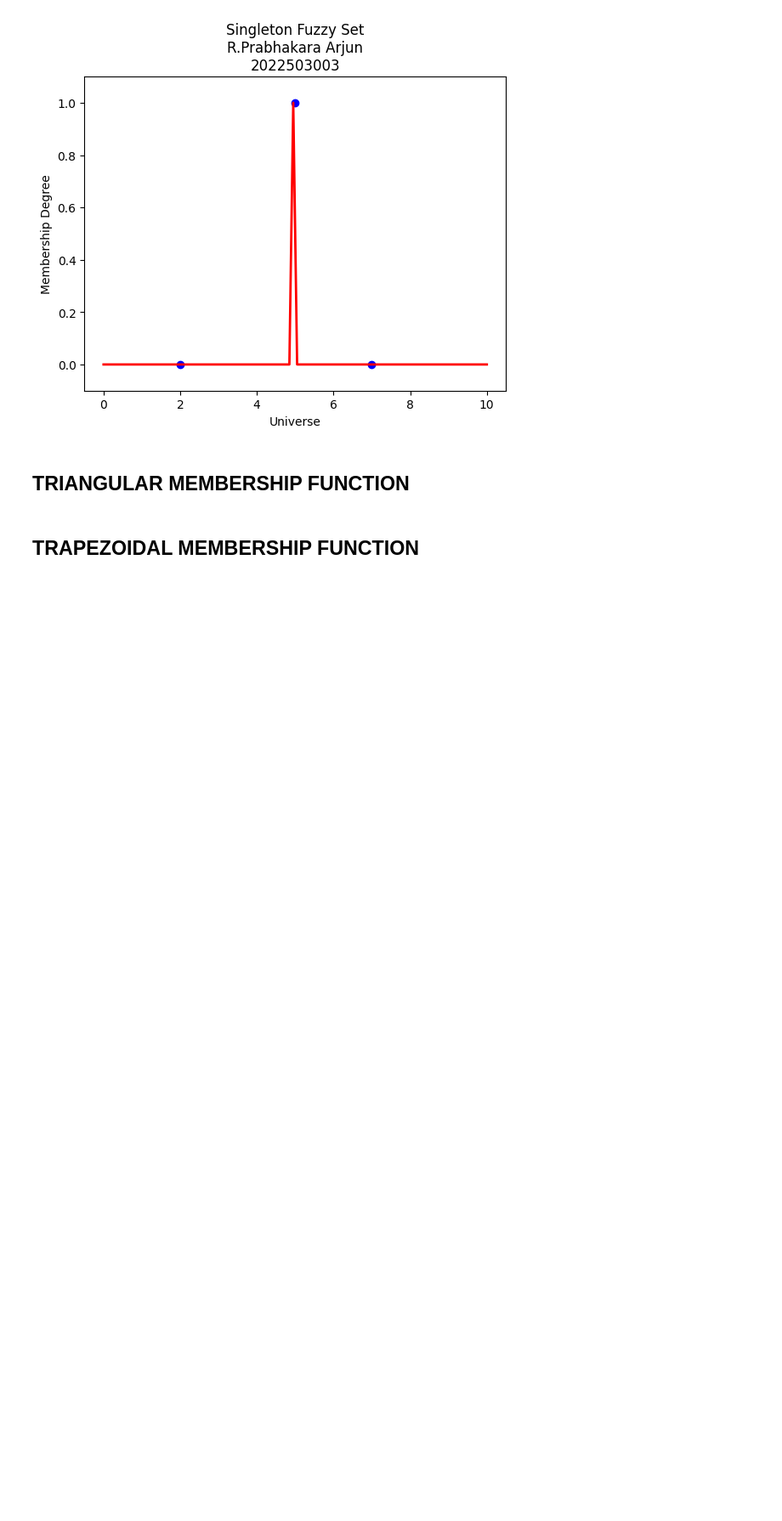
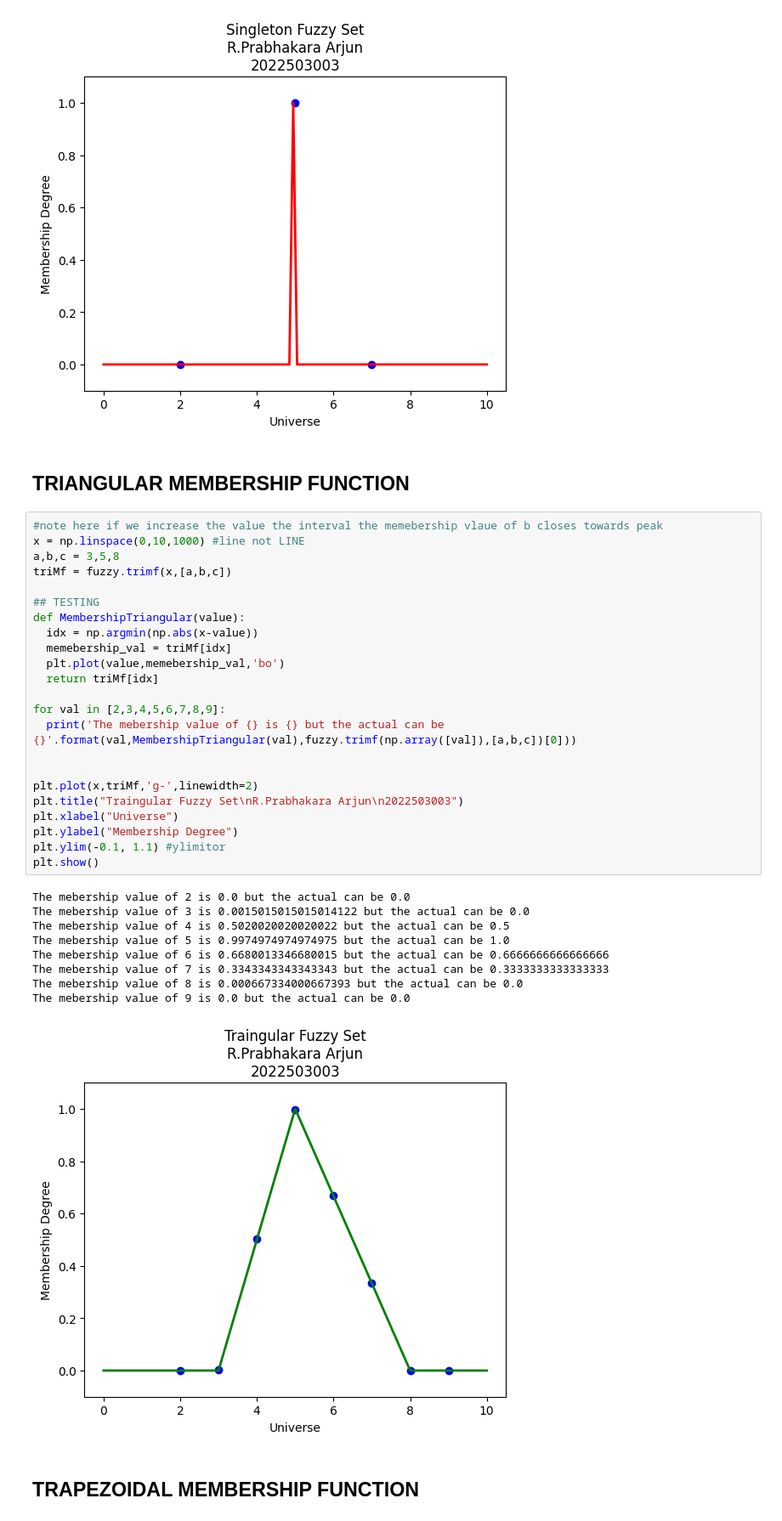
Before and after one commit to themysterysolver/PYTHON_BASICS, a Jupyter notebook: SOFT_COMPUTING/FUZZY_MEMBERSHIP_FUNCTION.ipynb, the cells around one changed output. Shown at 85% size. Drawn from its saved outputs; the diff is of its cells as text; blank space fills up the shorter version.

```diff
--- a/SOFT_COMPUTING/FUZZY_MEMBERSHIP_FUNCTION.ipynb
+++ b/SOFT_COMPUTING/FUZZY_MEMBERSHIP_FUNCTION.ipynb
@@ -51,5 +51,38 @@ The mebership value of 7 is 0.0
 [figure]
 # %% [markdown]
 ## TRIANGULAR MEMBERSHIP FUNCTION
+# %%
+#note here if we increase the value the interval the memebership vlaue of b closes towards peak
+x = np.linspace(0,10,1000) #line not LINE
+a,b,c = 3,5,8
+triMf = fuzzy.trimf(x,[a,b,c])
+
+## TESTING
+def MembershipTriangular(value):
+  idx = np.argmin(np.abs(x-value))
+  memebership_val = triMf[idx]
+  plt.plot(value,memebership_val,'bo')
+  return triMf[idx]
+
+for val in [2,3,4,5,6,7,8,9]:
+  print('The mebership value of {} is {} but the actual can be {}'.format(val,MembershipTriangular(val),fuzzy.trimf(np.array([val]),[a,b,c])[0]))
+
+
+plt.plot(x,triMf,'g-',linewidth=2)
+plt.title("Traingular Fuzzy Set\nR.Prabhakara Arjun\n2022503003")
+plt.xlabel("Universe")
+plt.ylabel("Membership Degree")
+plt.ylim(-0.1, 1.1) #ylimitor
+plt.show()
+# %% [output]
+The mebership value of 2 is 0.0 but the actual can be 0.0
+The mebership value of 3 is 0.0015015015015014122 but the actual can be 0.0
+The mebership value of 4 is 0.5020020020020022 but the actual can be 0.5
+The mebership value of 5 is 0.9974974974974975 but the actual can be 1.0
+The mebership value of 6 is 0.6680013346680015 but the actual can be 0.6666666666666666
+The mebership value of 7 is 0.3343343343343343 but the actual can be 0.3333333333333333
+The mebership value of 8 is 0.000667334000667393 but the actual can be 0.0
+The mebership value of 9 is 0.0 but the actual can be 0.0
+[figure, added]
 # %% [markdown]
 ## TRAPEZOIDAL MEMBERSHIP FUNCTION
```
Also changed, not shown: parts of 3 cells of this notebook.
